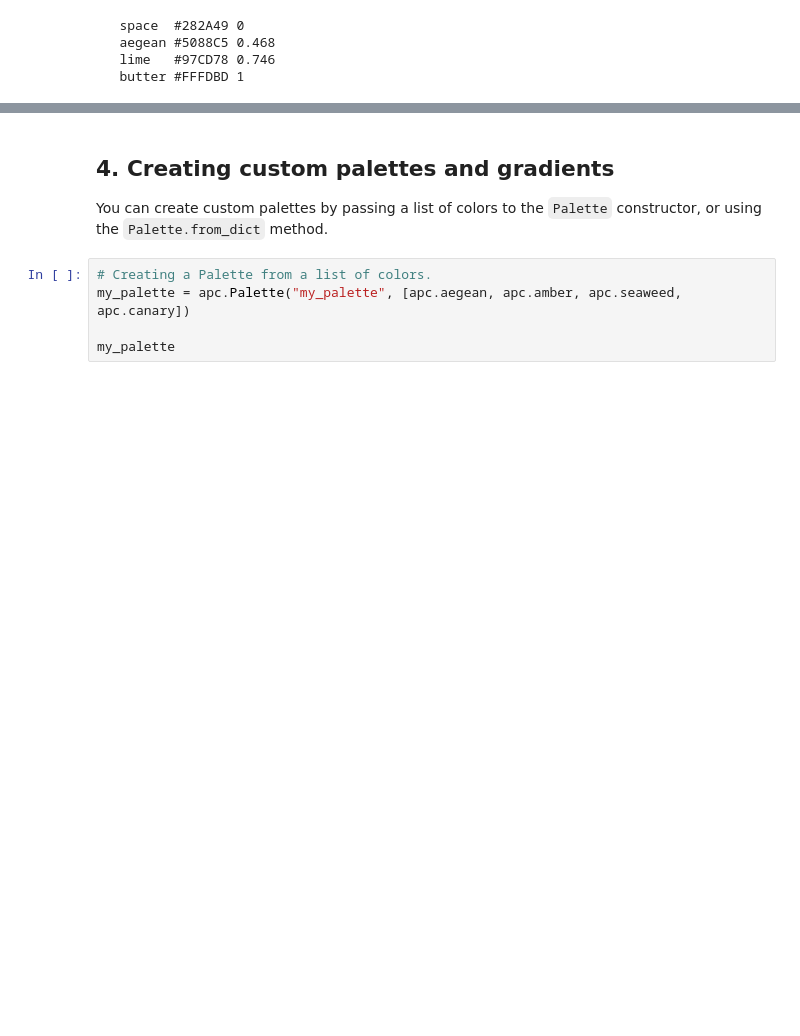
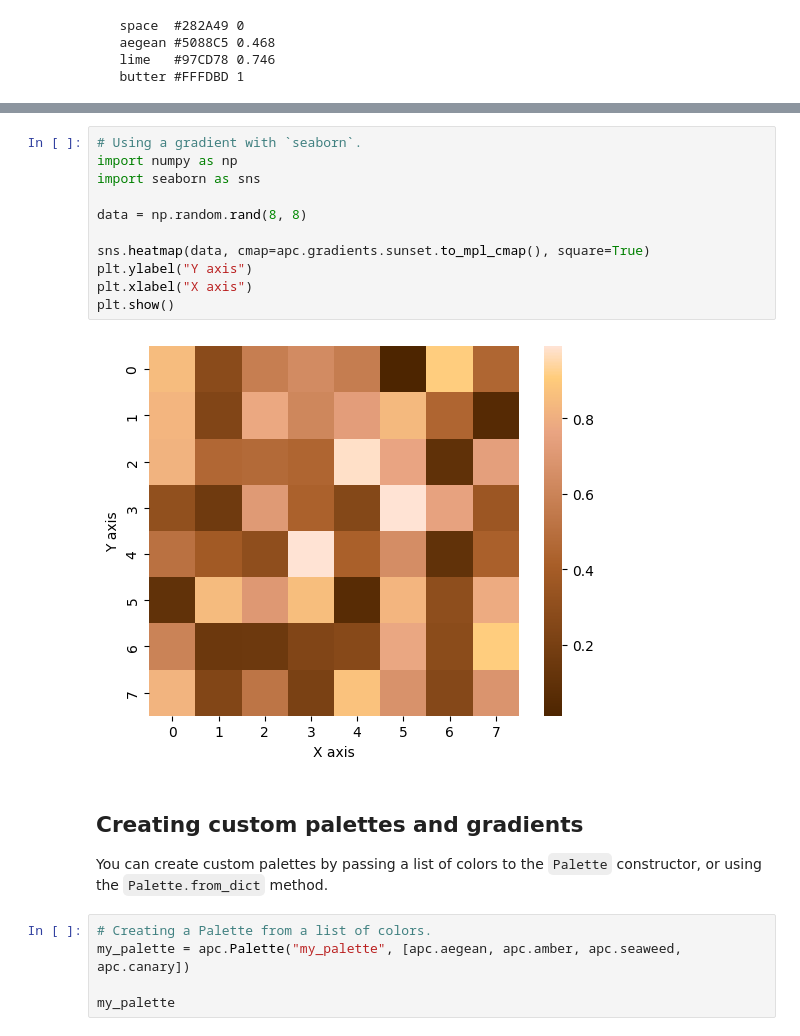
Before and after one commit to Arcadia-Science/arcadia-pycolor, a Jupyter notebook: color_usage.ipynb, the cells around one changed output, grey strips where cells are left out. Saved outputs shown, nothing was run; the diff lists cells and outputs as text; blank space fills up the shorter version.

```diff
--- a/color_usage.ipynb
+++ b/color_usage.ipynb
@@ -76,5 +90,18 @@ plt.show()
+# %%
+# Using a gradient with `seaborn`.
+import numpy as np
+import seaborn as sns
+
+data = np.random.rand(8, 8)
+
+sns.heatmap(data, cmap=apc.gradients.sunset.to_mpl_cmap(), square=True)
+plt.ylabel("Y axis")
+plt.xlabel("X axis")
+plt.show()
+# %% [output]
+[figure, added]
 # %% [markdown]
-## 4. Creating custom palettes and gradients
+## Creating custom palettes and gradients
 
 You can create custom palettes by passing a list of colors to the `Palette` constructor, or using the `Palette.from_dict` method.
 # %%
```
Also changed, not shown: parts of 18 cells of this notebook, 12 other files.
